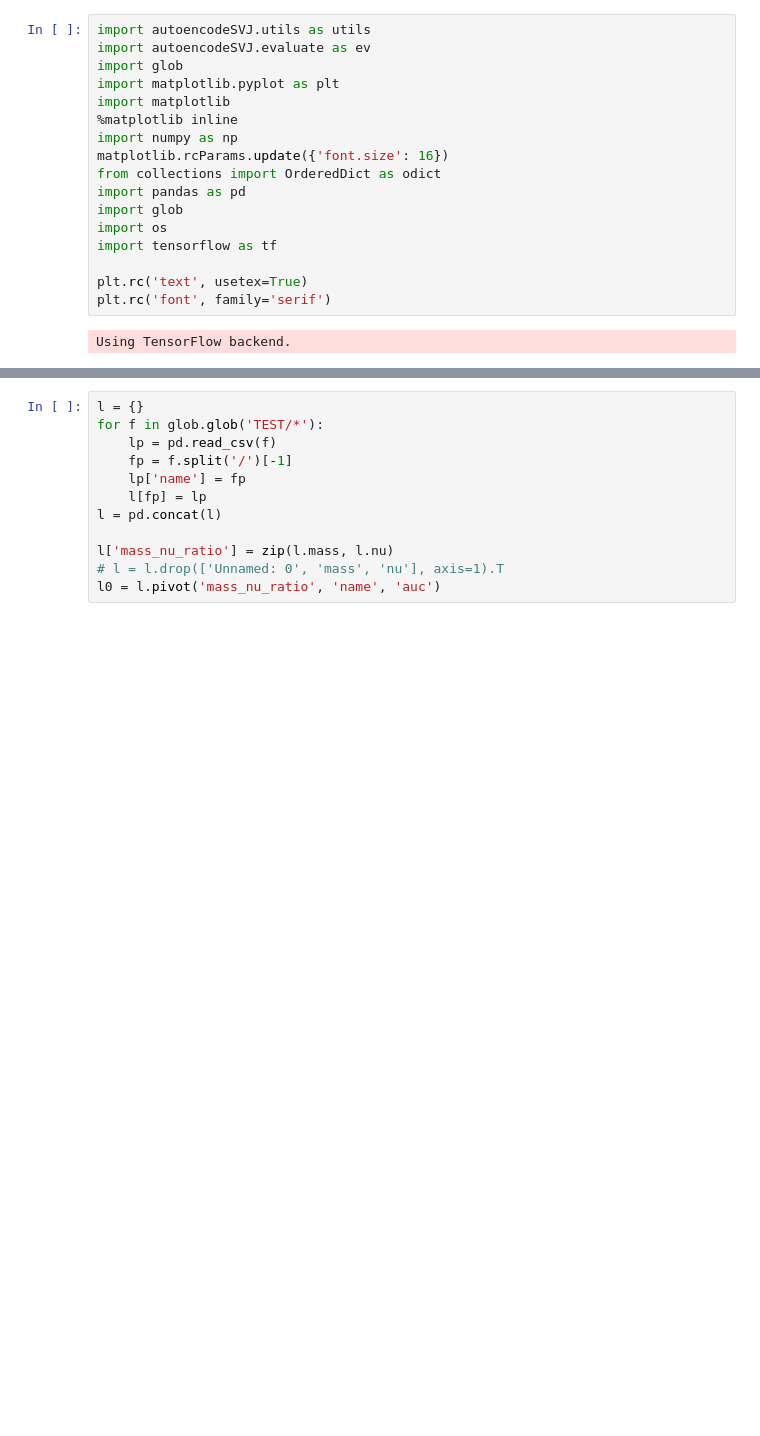
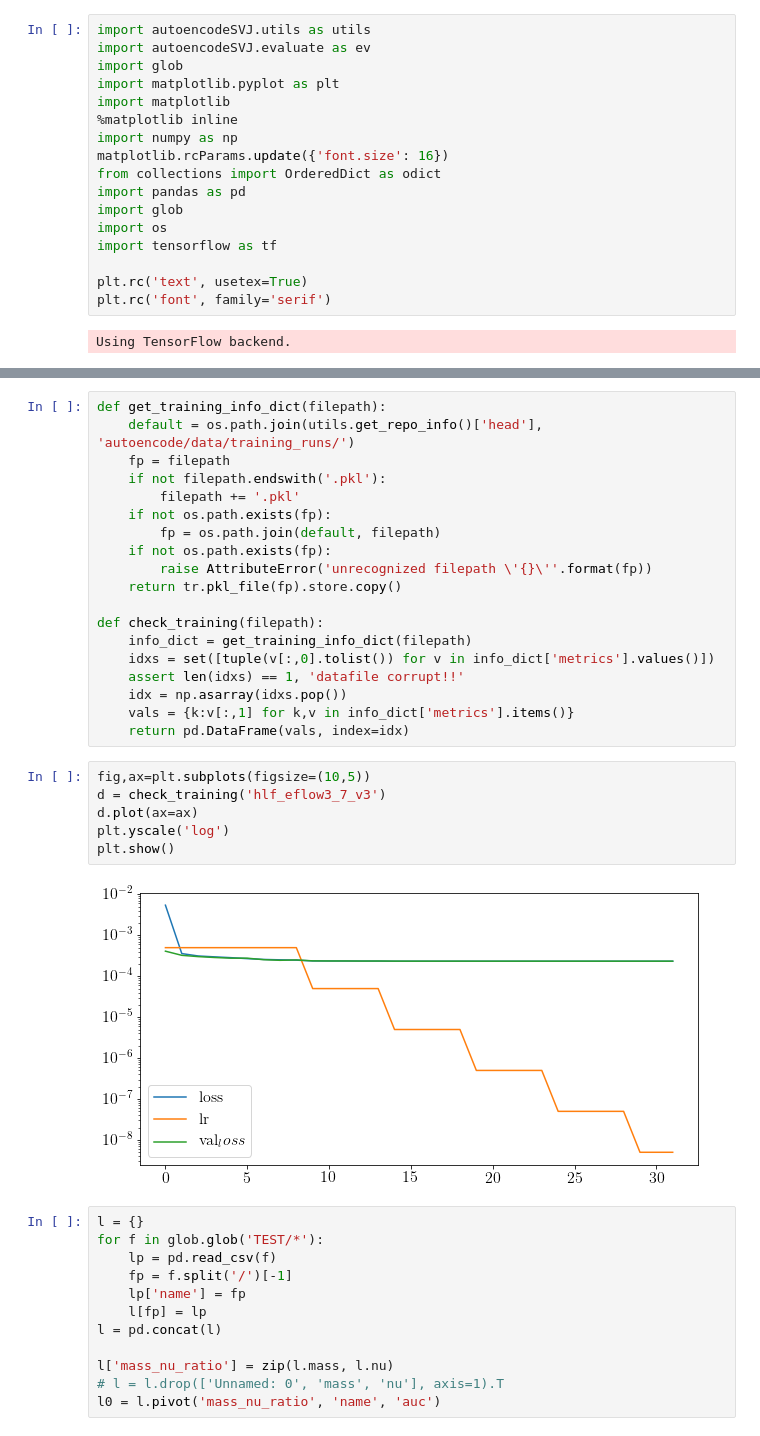
Before and after one commit to luclepot/SVJ, a Jupyter notebook: newplots.ipynb, the cells around one changed output, grey strips where cells are left out. Drawn from its saved outputs; the diff is of its cells as text; blank space fills up the shorter version.

```diff
--- a/newplots.ipynb
+++ b/newplots.ipynb
@@ -39,3 +85,30 @@ top.head(10)
+# %%
+def get_training_info_dict(filepath):
+    default = os.path.join(utils.get_repo_info()['head'], 'autoencode/data/training_runs/')
+    fp = filepath
+    if not filepath.endswith('.pkl'):
+        filepath += '.pkl'
+    if not os.path.exists(fp):
+        fp = os.path.join(default, filepath)
+    if not os.path.exists(fp):
+        raise AttributeError('unrecognized filepath \'{}\''.format(fp))
+    return tr.pkl_file(fp).store.copy()
+
+def check_training(filepath):
+    info_dict = get_training_info_dict(filepath)
+    idxs = set([tuple(v[:,0].tolist()) for v in info_dict['metrics'].values()])
+    assert len(idxs) == 1, 'datafile corrupt!!'
+    idx = np.asarray(idxs.pop())
+    vals = {k:v[:,1] for k,v in info_dict['metrics'].items()}
+    return pd.DataFrame(vals, index=idx)
+# %%
+fig,ax=plt.subplots(figsize=(10,5))
+d = check_training('hlf_eflow3_7_v3')
+d.plot(ax=ax)
+plt.yscale('log')
+plt.show()
+# %% [output]
+[figure, added]
 # %%
 l = {}
 for f in glob.glob('TEST/*'):
```
Also changed, not shown: parts of 4 cells of this notebook, 2 other files.
